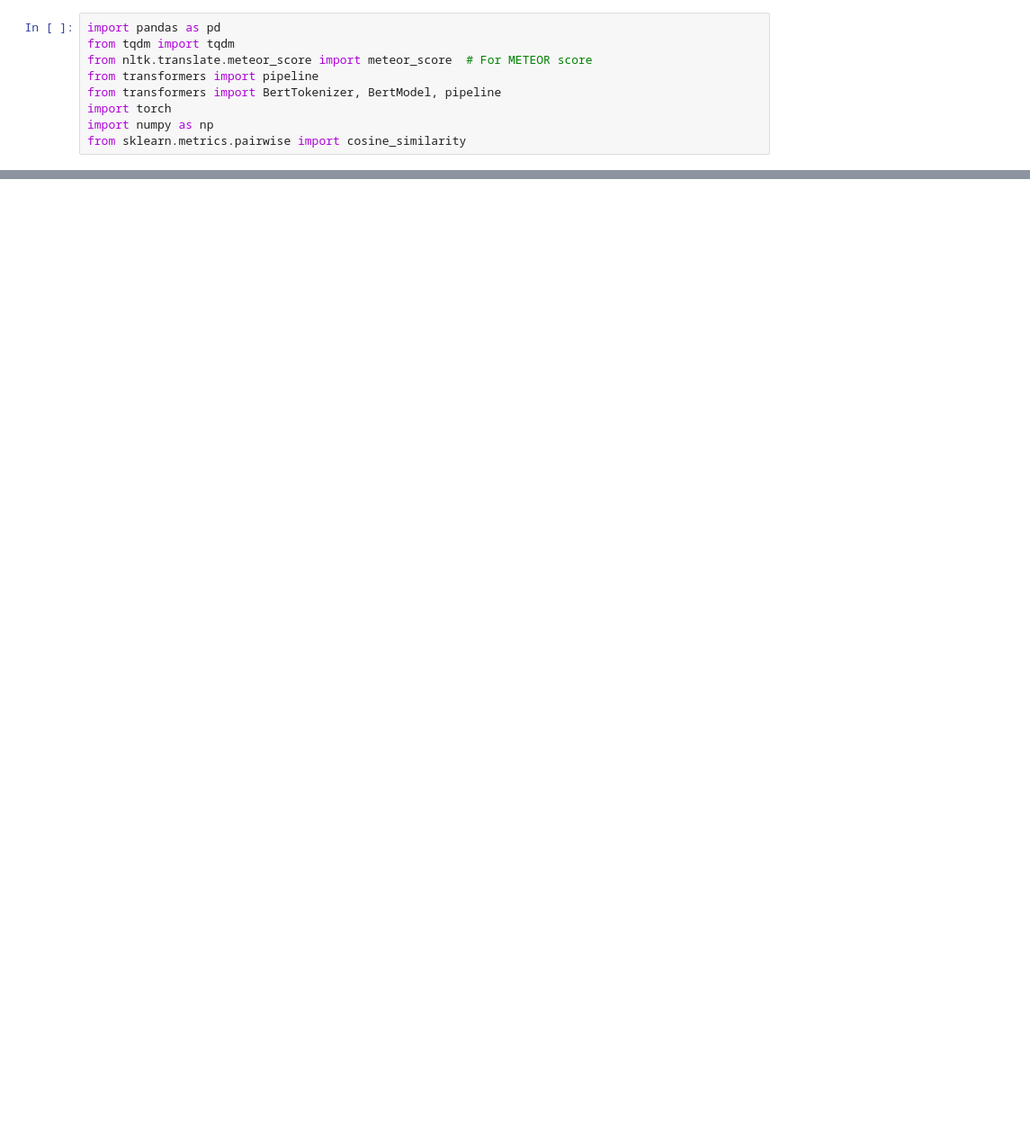
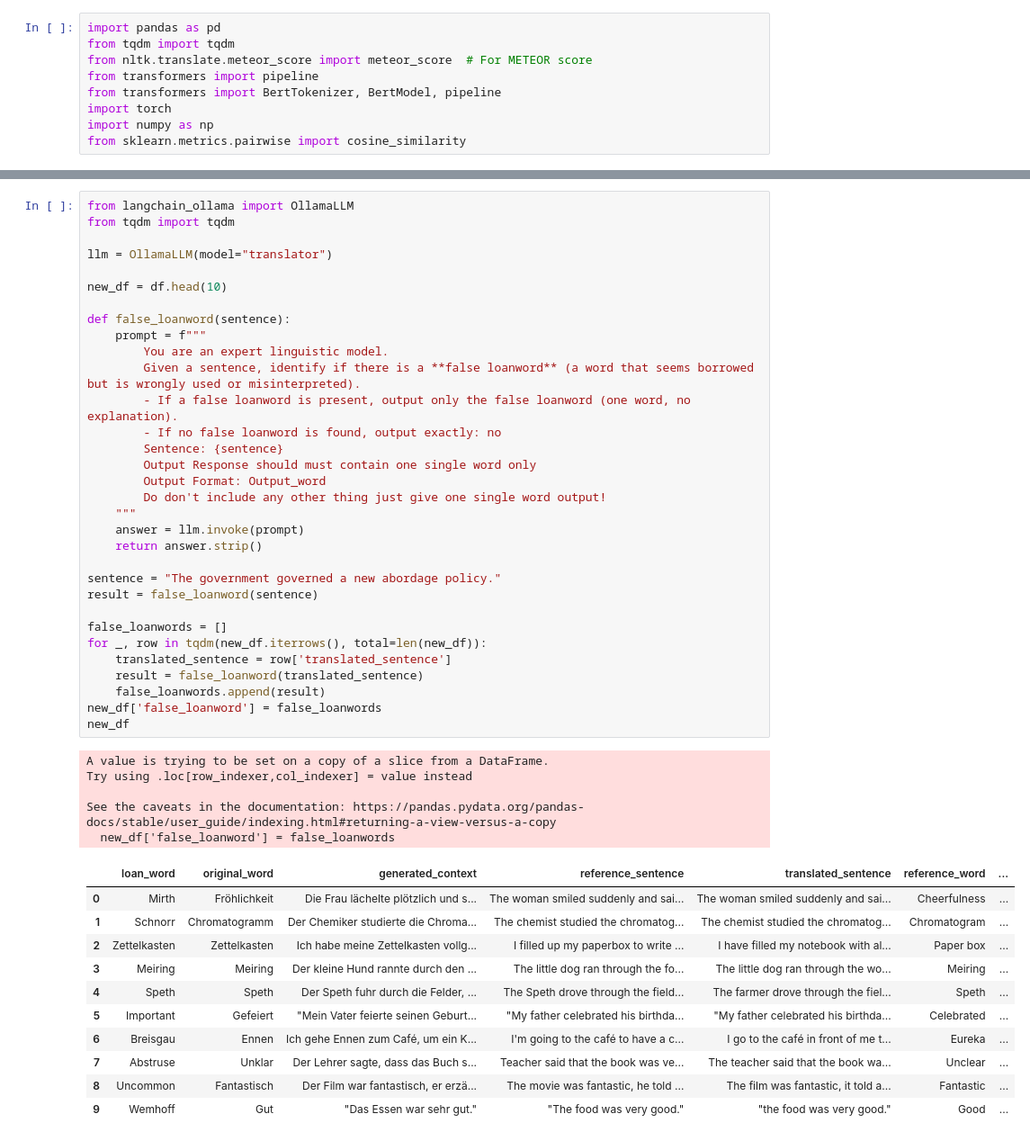
Before and after one commit to rahul1416/False-LoanWord-Classifier, a Jupyter notebook: false_loanword_classifier.ipynb, the cells around one changed output, grey strips where cells are left out. Shown at 90% size. Drawn from its saved outputs; the diff is of its cells as text; blank space fills up the shorter version.

```diff
--- a/false_loanword_classifier.ipynb
+++ b/false_loanword_classifier.ipynb
@@ -219,0 +177,49 @@ False loan words: []
+# %%
+from langchain_ollama import OllamaLLM
+from tqdm import tqdm
+
+llm = OllamaLLM(model="translator")
+
+new_df = df.head(10)
+
+def false_loanword(sentence):
+    prompt = f"""
+        You are an expert linguistic model.
+        Given a sentence, identify if there is a **false loanword** (a word that seems borrowed but is wrongly used or misinterpreted).
+        - If a false loanword is present, output only the false loanword (one word, no explanation).
+        - If no false loanword is found, output exactly: no
+        Sentence: {sentence}
+        Output Response should must contain one single word only
+        Output Format: Output_word
+        Do don't include any other thing just give one single word output!
+    """
+    answer = llm.invoke(prompt)
+    return answer.strip()
+
+sentence = "The government governed a new abordage policy."
+result = false_loanword(sentence)
+
+false_loanwords = []
+for _, row in tqdm(new_df.iterrows(), total=len(new_df)):
+    translated_sentence = row['translated_sentence']
+    result = false_loanword(translated_sentence)
+    false_loanwords.append(result)
+new_df['false_loanword'] = false_loanwords
+new_df
+# %% [output]
+A value is trying to be set on a copy of a slice from a DataFrame.
+Try using .loc[row_indexer,col_indexer] = value instead
+
+See the caveats in the documentation: https://pandas.pydata.org/pandas-docs/stable/user_guide/indexing.html#returning-a-view-versus-a-copy
+  new_df['false_loanword'] = false_loanwords
+|  | loan_word | original_word | generated_context | reference_sentence | translated_sentence | reference_word | ... |
+| 0 | Mirth | Fröhlichkeit | Die Frau lächelte plötzlich und s... | The woman smiled suddenly and sai... | The woman smiled suddenly and sai... | Cheerfulness | ... |
+| 1 | Schnorr | Chromatogramm | Der Chemiker studierte die Chroma... | The chemist studied the chromatog... | The chemist studied the chromatog... | Chromatogram | ... |
+| 2 | Zettelkasten | Zettelkasten | Ich habe meine Zettelkasten vollg... | I filled up my paperbox to write ... | I have filled my notebook with al... | Paper box | ... |
+| 3 | Meiring | Meiring | Der kleine Hund rannte durch den ... | The little dog ran through the fo... | The little dog ran through the wo... | Meiring | ... |
+| 4 | Speth | Speth | Der Speth fuhr durch die Felder, ... | The Speth drove through the field... | The farmer drove through the fiel... | Speth | ... |
+| 5 | Important | Gefeiert | "Mein Vater feierte seinen Geburt... | "My father celebrated his birthda... | "My father celebrated his birthda... | Celebrated | ... |
+| 6 | Breisgau | Ennen | Ich gehe Ennen zum Café, um ein K... | I'm going to the café to have a c... | I go to the café in front of me t... | Eureka | ... |
+| 7 | Abstruse | Unklar | Der Lehrer sagte, dass das Buch s... | Teacher said that the book was ve... | The teacher said that the book wa... | Unclear | ... |
+| 8 | Uncommon | Fantastisch | Der Film war fantastisch, er erzä... | The movie was fantastic, he told ... | The film was fantastic, it told a... | Fantastic | ... |
+| 9 | Wemhoff | Gut | "Das Essen war sehr gut." | "The food was very good." | "the food was very good." | Good | ... |
```
Also changed, not shown: parts of 7 cells of this notebook, 2 other files.
